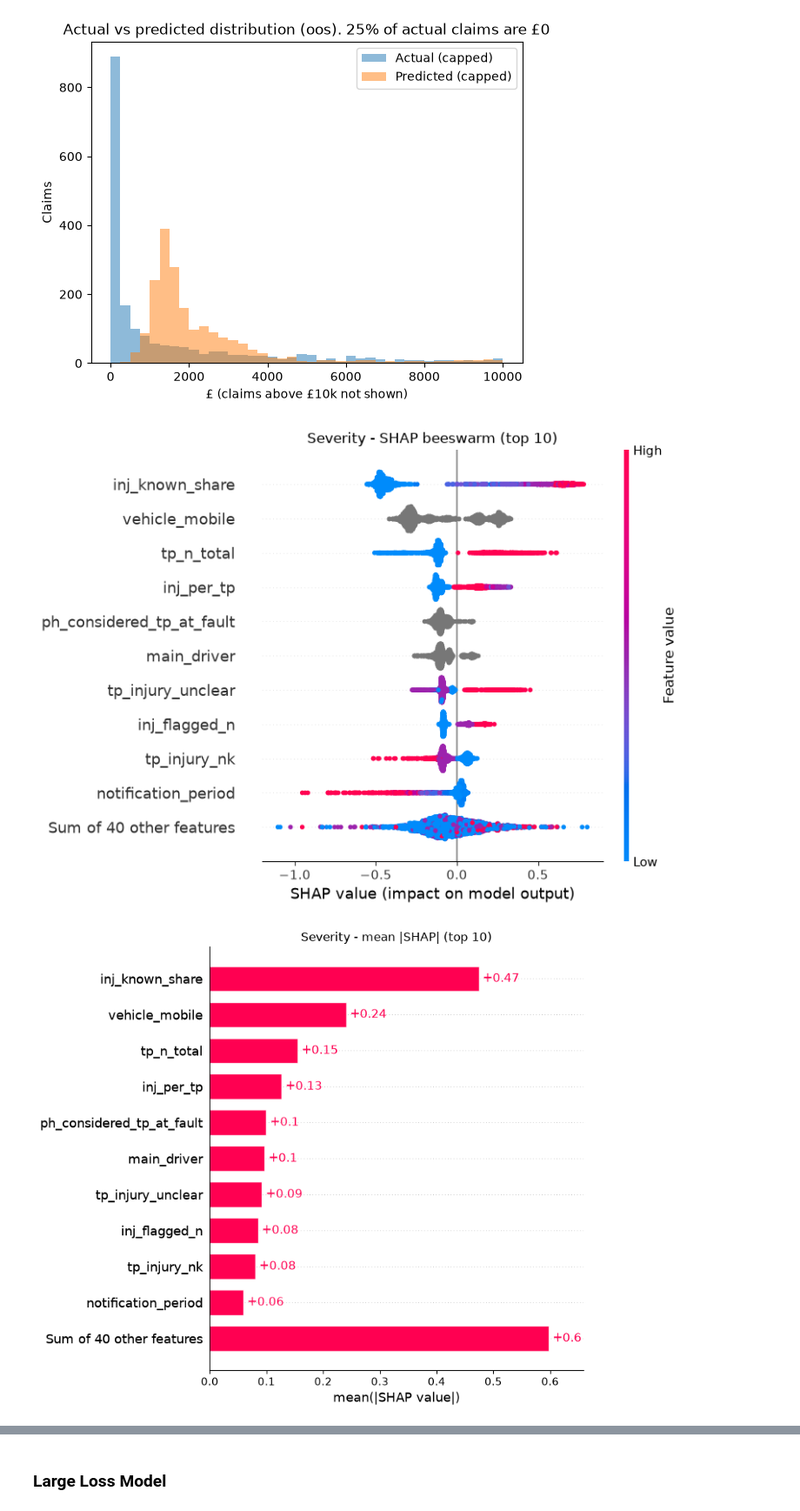
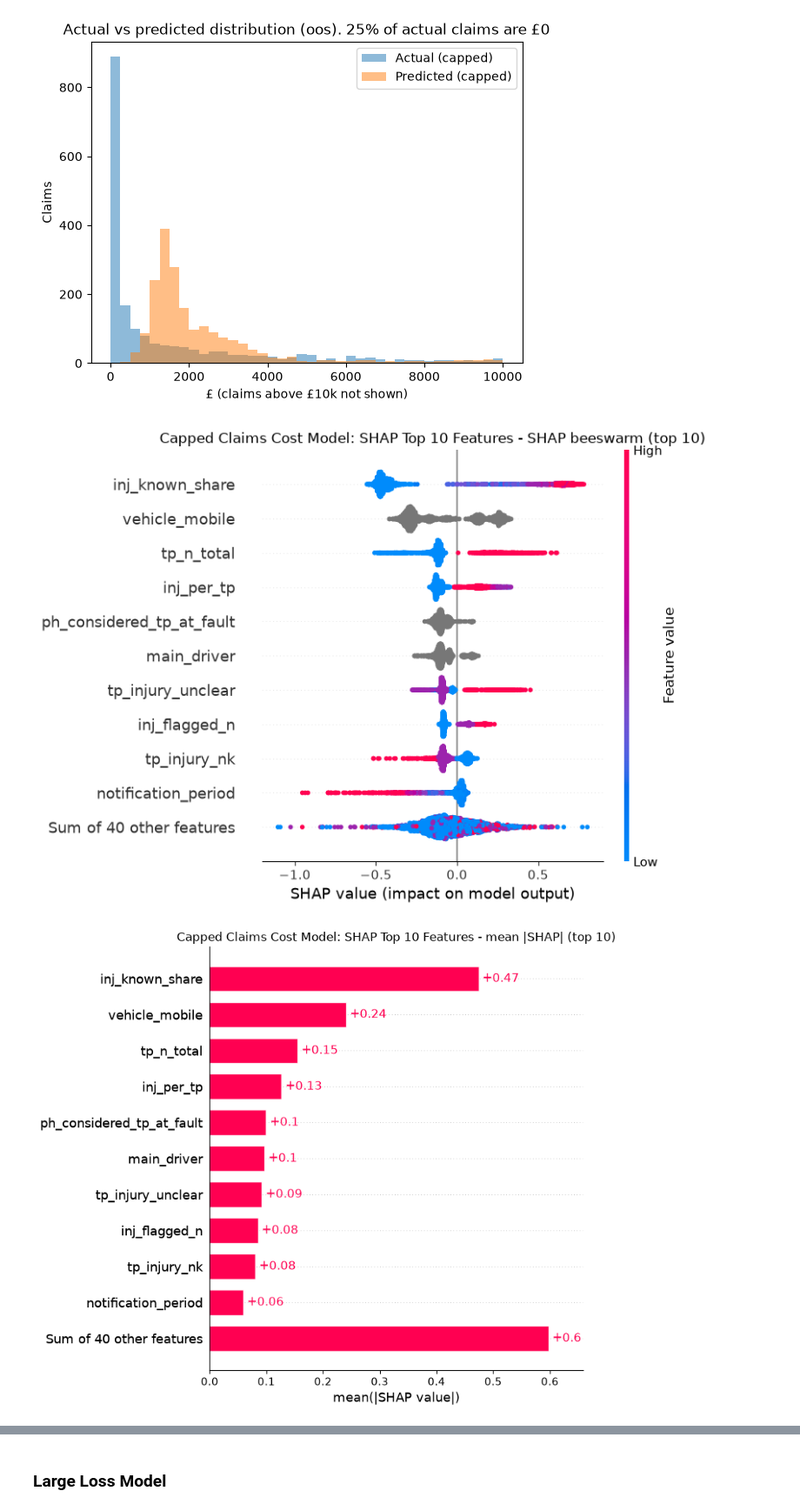
Before and after one commit to qusai238/fnol_modelling, a Jupyter notebook: notebooks/fnol_analysis.ipynb, the cells around one changed output, grey strips where cells are left out. Shown at 87% size. Drawn from its saved outputs; the diff is of its cells as text; code cells hidden in the pictures.

Commit message:
fixing some plots

```diff
--- a/notebooks/fnol_analysis.ipynb
+++ b/notebooks/fnol_analysis.ipynb
@@ -604,10 +604,10 @@ plt.title("Distribution of Actual vs Predicted y_capped")
 # %%
 # shap values for severity model
 shap_severity = get_shap_values(severity_model, oos[FEATURE_COLS])
-plot_shap_top_features(shap_severity, n_features=10, title="Severity");
+plot_shap_top_features(shap_severity, n_features=10, title="Capped Claims Cost Model: SHAP Top 10 Features");
 # %% [output]
-[figure, old version]
+[figure, new version]
-[figure, old version]
+[figure, new version]
 # %%
 # plot by factor
 plotByFactor(
```
Also changed, not shown: parts of 5 cells of this notebook.
